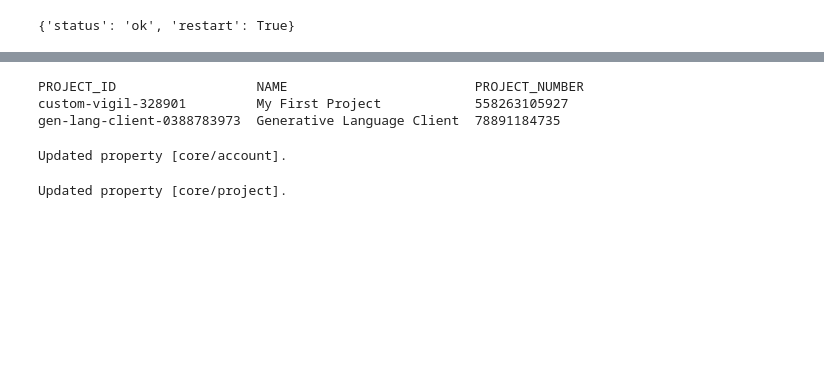
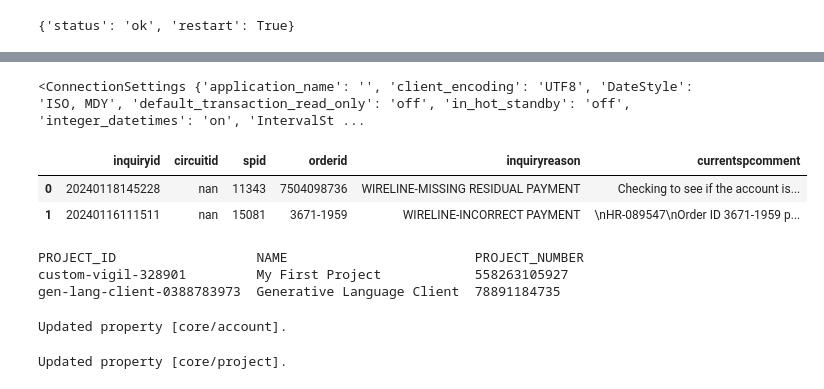
Before and after one commit to RajeshPeddireddy/VectorDB, a Jupyter notebook: PostgresSQLDemo.ipynb, the cells around one changed output, grey strips where cells are left out. Drawn from its saved outputs; the diff is of its cells as text; code cells hidden in the pictures; blank space fills up the shorter version.

```diff
--- a/PostgresSQLDemo.ipynb
+++ b/PostgresSQLDemo.ipynb
@@ -296,12 +304,11 @@ KeyboardInterrupt:
 # %%
-# @markdown Store the generated vector embeddings in a PostgreSQL table. This code may run for a few minutes.
+## @markdown Store the generated vector embeddings in a PostgreSQL table. This code may run for a few minutes.
 
 import asyncio
 import asyncpg
 from google.cloud.sql.connector import Connector
 import numpy as np
 from pgvector.asyncpg import register_vector
-
 
 async def main():
     loop = asyncio.get_running_loop()
@@ -322,22 +329,27 @@ async def main():
         # Create the `product_embeddings` table to store vector embeddings.
         await conn.execute(
             """CREATE TABLE inquiries_embeddings(
-                                inquiry_id VARCHAR(1024) NOT NULL REFERENCES inquiries(inquiry_id),
+                                inquiry_id VARCHAR(1024) NOT NULL REFERENCES inquiries(inquiryid),
                                 content TEXT,
                                 embedding vector(768))"""
         )
 
         # Store all the generated embeddings back into the database.
-        for index, row in inquiries_embeddings.iterrows():
+        for index, row in inquiry_embeddings.iterrows():
             await conn.execute(
                 "INSERT INTO inquiries_embeddings (inquiry_id, content, embedding) VALUES ($1, $2, $3)",
-                row["inquiry_id"],
+                row["inquiryid"],
                 row["content"],
                 np.array(row["embedding"]),
             )
 
-        await conn.close()
+        print(conn.get_settings())
+        #await conn.close()
+
+
 
 
 # Run the SQL commands now.
 await main()  # type: ignore
+# %% [output]
+<ConnectionSettings {'application_name': '', 'client_encoding': 'UTF8', 'DateStyle': 'ISO, MDY', 'default_transaction_read_only': 'off', 'in_hot_standby': 'off', 'integer_datetimes': 'on', 'IntervalSt ...
@@ -343,0 +358,33 @@ await main()  # type: ignore
+# %%
+import os
+
+from google.cloud.sql.connector import Connector, IPTypes
+import pg8000
+from langchain.sql_database import SQLDatabase
+import sqlalchemy
+
+ip_type = IPTypes.PRIVATE if os.environ.get("PRIVATE_IP") else IPTypes.PUBLIC
+
+# initialize Cloud SQL Python Connector object
+connector = Connector()
+
+def getconn() -> pg8000.dbapi.Connection:
+    conn: pg8000.dbapi.Connection = connector.connect(
+          f"{project_id}:{region}:{instance_name}",
+        "pg8000",
+        user=f"{database_user}",
+        password=f"{database_password}",
+        db=f"{database_name}",
+        ip_type=ip_type,
+    )
+    return conn
+getconn()
+db = SQLDatabase.from_uri(getconn())
+
+        # conn: asyncpg.Connection = await connector.connect_async(
+        #     f"{project_id}:{region}:{instance_name}",  # Cloud SQL instance connection name
+        #     "asyncpg",
+        #     user=f"{database_user}",
+        #     password=f"{database_password}",
+        #     db=f"{database_name}",
+        # )
@@ -344,6 +405,6 @@ await main()  # type: ignore
 # %%
 # @@markdown Enter a short description of the Inquiry to search in the Inquiries Dataset:
-question = "give me the Inquiry #123123"
+question = "Get the details for Inquiry 20240118071921"
 
 from langchain.embeddings import VertexAIEmbeddings
 from google.cloud import aiplatform
@@ -374,54 +435,58 @@ async def main():
 
         await register_vector(conn)
         similarity_threshold = 0.1
-        num_matches = 50
+        num_matches = 2
 
         # Find similar products to the query using cosine similarity search
         # over all vector embeddings. This new feature is provided by `pgvector`.
         results = await conn.fetch(
             """
                             WITH vector_matches AS (
-                              SELECT inquiryid, 1 - (embedding <=> $1) AS similarity
+                              SELECT inquiry_id, 1 - (embedding <=> $1) AS similarity
                               FROM inquiries_embeddings
                               WHERE 1 - (embedding <=> $1) > $2
                               ORDER BY similarity DESC
                               LIMIT $3
                             )
-                            SELECT inquiryid,circuitid,spid,orderid,inquiryreason,currentspcomment,currentspoccomment FROM inquiries
-                            WHERE inquiryid IN (SELECT inquiryid FROM vector_matches)
+                            SELECT inquiryid,circuitid,spid,orderid,inquiryreason,currentspcomment FROM inquiries
+                            WHERE inquiryid IN (SELECT inquiry_id FROM vector_matches)
                             """,
             qe,
             similarity_threshold,
             num_matches,
 
         )
 
 # inquiryid,circuitid,spid,orderid,inquiryreason,currentspcomment,currentspoccomment,ticket,vectorembedding
         if len(results) == 0:
             raise Exception("Did not find any results. Adjust the query parameters.")
 
         for r in results:
             # Collect the description for all the matched similar toy products.
             matches.append(
                 {
                     "inquiryid": r["inquiryid"],
                     "circuitid": r["circuitid"],
                     "spid": r["spid"],
                     "orderid": r["orderid"],
                     "inquiryreason": r["inquiryreason"],
                     "currentspcomment": r["currentspcomment"],
                 }
             )
 
         await conn.close()
 
 
 # Run the SQL commands now.
 await main()  # type: ignore
 
 # Show the results for similar products that matched the user query.
 matches = pd.DataFrame(matches)
 matches.head(5)
+# %% [output]
+|  | inquiryid | circuitid | spid | orderid | inquiryreason | currentspcomment |
+| 0 | 20240118145228 | nan | 11343 | 7504098736 | WIRELINE-MISSING RESIDUAL PAYMENT | Checking to see if the account is... |
+| 1 | 20240116111511 | nan | 15081 | 3671-1959 | WIRELINE-INCORRECT PAYMENT | \nHR-089547\nOrder ID 3671-1959 p... |
 # %%
 # @@markdown Using LangChain for summarization and efficient context building.
 
```
Also changed, not shown: parts of 7 cells of this notebook.
